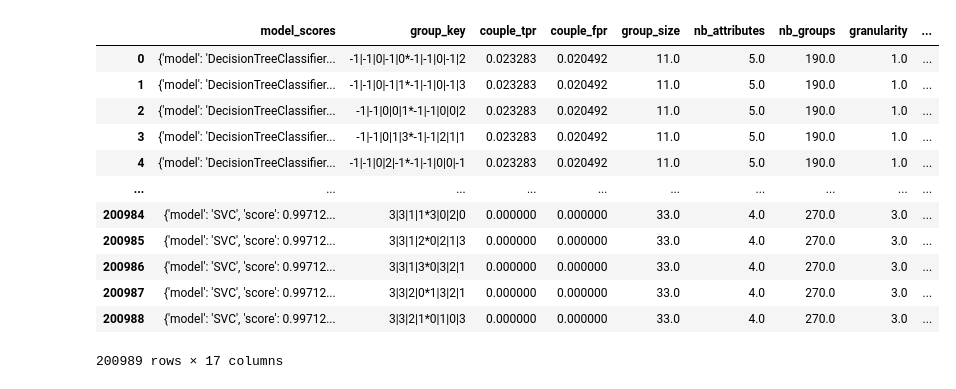
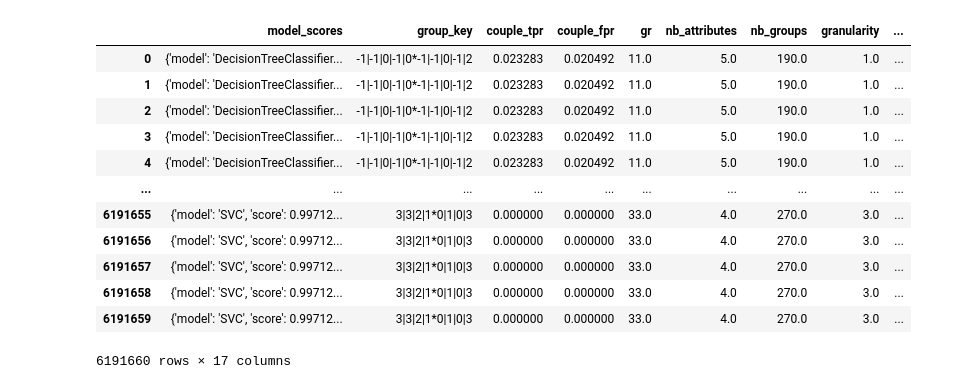
Before and after one commit to Vaunorage/ClearBias, a Jupyter notebook: aequitas_algo/analysis.ipynb, the cells around one changed output. Drawn from its saved outputs; the diff is of its cells as text; code cells hidden in the pictures.

```diff
--- a/aequitas_algo/analysis.ipynb
+++ b/aequitas_algo/analysis.ipynb
@@ -23,7 +23,7 @@ WITH results_union AS (
         alea_uncertainty,
         epis_uncertainty,
         magnitude,
-        frequency,
+        frequency as sub_group_size,
         COUNT(CASE WHEN diff_outcome_y IS NOT NULL AND diff_outcome_x > 0 THEN 1 ELSE NULL END) OVER (PARTITION BY model_scores, group_key) AS number_of_found_cases,
         COUNT(CASE WHEN diff_outcome_x > 0 THEN 1 ELSE NULL END) OVER (PARTITION BY model_scores, group_key) AS partition_size
     FROM
@@ -43,51 +43,50 @@ WITH results_union AS (
         alea_uncertainty,
         epis_uncertainty,
         magnitude,
-        frequency,
+        frequency as sub_group_size,
         COUNT(CASE WHEN diff_outcome_y IS NOT NULL AND diff_outcome_x > 0 THEN 1 ELSE NULL END) OVER (PARTITION BY model_scores, group_key) AS number_of_found_cases,
         COUNT(CASE WHEN diff_outcome_x > 0 THEN 1 ELSE NULL END) OVER (PARTITION BY model_scores, group_key) AS partition_size
     FROM
         results4
 )
 SELECT
-    distinct
     model_scores,
     group_key,
     couple_tpr,
     couple_fpr,
-    group_size,
+    group_size as gr,
     nb_attributes,
     nb_groups,
     granularity,
     intersectionality,
     similarity,
     1-alea_uncertainty as alea_uncertainty,
     1-epis_uncertainty as epis_uncertainty,
     magnitude,
-    1-frequency as frequency,
+    1-sub_group_size as group_size,
     number_of_found_cases,
     partition_size,
     CAST(number_of_found_cases AS FLOAT) / partition_size AS ratio_of_found_cases
 FROM
     results_union;
 """
 
 df = pd.read_sql_query(query, conn)
 df
 # %% [output]
-|  | model_scores | group_key | couple_tpr | couple_fpr | group_size | nb_attributes | nb_groups | granularity | ... |
+|  | model_scores | group_key | couple_tpr | couple_fpr | gr | nb_attributes | nb_groups | granularity | ... |
 | 0 | {'model': 'DecisionTreeClassifier... | -1|-1|0|-1|0*-1|-1|0|-1|2 | 0.023283 | 0.020492 | 11.0 | 5.0 | 190.0 | 1.0 | ... |
-| 1 | {'model': 'DecisionTreeClassifier... | -1|-1|0|-1|1*-1|-1|0|-1|3 | 0.023283 | 0.020492 | 11.0 | 5.0 | 190.0 | 1.0 | ... |
-| 2 | {'model': 'DecisionTreeClassifier... | -1|-1|0|0|1*-1|-1|0|0|2 | 0.023283 | 0.020492 | 11.0 | 5.0 | 190.0 | 1.0 | ... |
-| 3 | {'model': 'DecisionTreeClassifier... | -1|-1|0|1|3*-1|-1|2|1|1 | 0.023283 | 0.020492 | 11.0 | 5.0 | 190.0 | 1.0 | ... |
-| 4 | {'model': 'DecisionTreeClassifier... | -1|-1|0|2|-1*-1|-1|0|0|-1 | 0.023283 | 0.020492 | 11.0 | 5.0 | 190.0 | 1.0 | ... |
+| 1 | {'model': 'DecisionTreeClassifier... | -1|-1|0|-1|0*-1|-1|0|-1|2 | 0.023283 | 0.020492 | 11.0 | 5.0 | 190.0 | 1.0 | ... |
+| 2 | {'model': 'DecisionTreeClassifier... | -1|-1|0|-1|0*-1|-1|0|-1|2 | 0.023283 | 0.020492 | 11.0 | 5.0 | 190.0 | 1.0 | ... |
+| 3 | {'model': 'DecisionTreeClassifier... | -1|-1|0|-1|0*-1|-1|0|-1|2 | 0.023283 | 0.020492 | 11.0 | 5.0 | 190.0 | 1.0 | ... |
+| 4 | {'model': 'DecisionTreeClassifier... | -1|-1|0|-1|0*-1|-1|0|-1|2 | 0.023283 | 0.020492 | 11.0 | 5.0 | 190.0 | 1.0 | ... |
 | ... | ... | ... | ... | ... | ... | ... | ... | ... | ... |
-| 200984 | {'model': 'SVC', 'score': 0.99712... | 3|3|1|1*3|0|2|0 | 0.000000 | 0.000000 | 33.0 | 4.0 | 270.0 | 3.0 | ... |
-| 200985 | {'model': 'SVC', 'score': 0.99712... | 3|3|1|2*0|2|1|3 | 0.000000 | 0.000000 | 33.0 | 4.0 | 270.0 | 3.0 | ... |
-| 200986 | {'model': 'SVC', 'score': 0.99712... | 3|3|1|3*0|3|2|1 | 0.000000 | 0.000000 | 33.0 | 4.0 | 270.0 | 3.0 | ... |
-| 200987 | {'model': 'SVC', 'score': 0.99712... | 3|3|2|0*1|3|2|1 | 0.000000 | 0.000000 | 33.0 | 4.0 | 270.0 | 3.0 | ... |
-| 200988 | {'model': 'SVC', 'score': 0.99712... | 3|3|2|1*0|1|0|3 | 0.000000 | 0.000000 | 33.0 | 4.0 | 270.0 | 3.0 | ... |
+| 6191655 | {'model': 'SVC', 'score': 0.99712... | 3|3|2|1*0|1|0|3 | 0.000000 | 0.000000 | 33.0 | 4.0 | 270.0 | 3.0 | ... |
+| 6191656 | {'model': 'SVC', 'score': 0.99712... | 3|3|2|1*0|1|0|3 | 0.000000 | 0.000000 | 33.0 | 4.0 | 270.0 | 3.0 | ... |
+| 6191657 | {'model': 'SVC', 'score': 0.99712... | 3|3|2|1*0|1|0|3 | 0.000000 | 0.000000 | 33.0 | 4.0 | 270.0 | 3.0 | ... |
+| 6191658 | {'model': 'SVC', 'score': 0.99712... | 3|3|2|1*0|1|0|3 | 0.000000 | 0.000000 | 33.0 | 4.0 | 270.0 | 3.0 | ... |
+| 6191659 | {'model': 'SVC', 'score': 0.99712... | 3|3|2|1*0|1|0|3 | 0.000000 | 0.000000 | 33.0 | 4.0 | 270.0 | 3.0 | ... |
-200989 rows × 17 columns
+6191660 rows × 17 columns
 # %%
 import json
 df['model_type'] = df['model_scores'].apply(lambda x:json.loads(x.replace("\'", "\""))['model'] if isinstance(x, str) else x)
```
Also changed, not shown: parts of 6 cells of this notebook, 19 other files.
